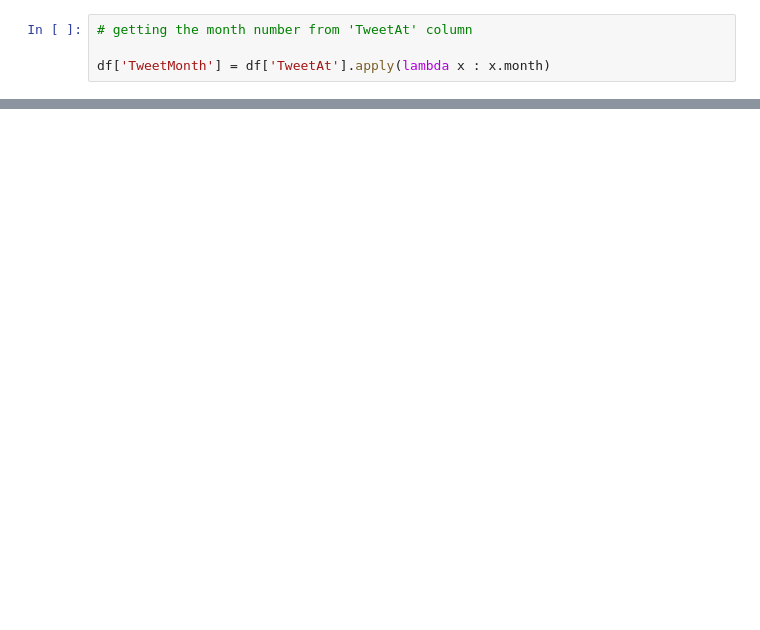
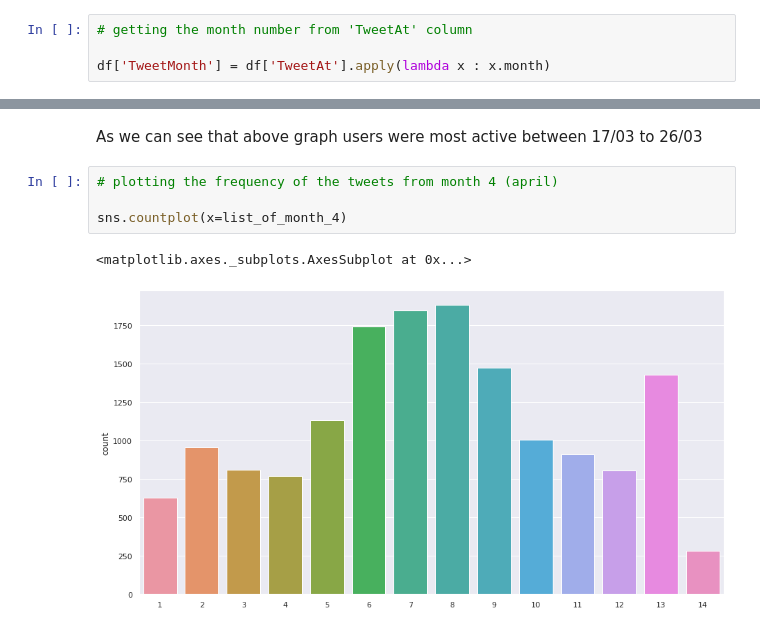
Before and after one commit to Ratnakar2022/Predicting-sentiment-of-COVID-19-tweets, a Jupyter notebook: Coronavirus_Tweet_Sentiment_Analysis_Capstone_Project.ipynb, the cells around one changed output, grey strips where cells are left out. Cells and saved outputs as stored; diff of their text form; blank space fills up the shorter version.

```diff
--- a/Coronavirus_Tweet_Sentiment_Analysis_Capstone_Project.ipynb
+++ b/Coronavirus_Tweet_Sentiment_Analysis_Capstone_Project.ipynb
@@ -196,0 +249,9 @@ Timestamp('2020-03-16 00:00:00')
+# %% [markdown]
+As we can see that above graph users were most active between 17/03 to 26/03
+# %%
+# plotting the frequency of the tweets from month 4 (april)
+
+sns.countplot(x=list_of_month_4)
+# %% [output]
+<matplotlib.axes._subplots.AxesSubplot at 0x...>
+[figure, added]
```
Also changed, not shown: parts of 63 cells of this notebook.
